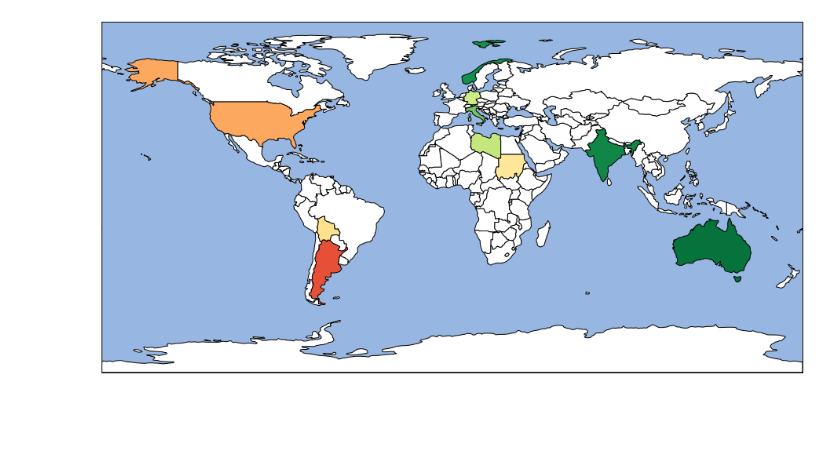
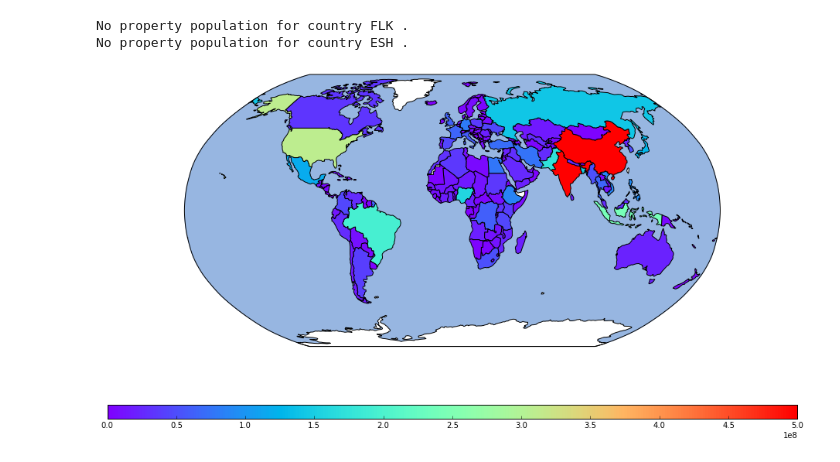
Before and after one commit to julesjulian/climate-migration, a Jupyter notebook: climate-migration.ipynb, the cells around one changed output. Cells and saved outputs as stored; diff of their text form; code cells hidden in the pictures; blank space fills up the shorter version.

Commit message:
pop and temp

```diff
--- a/climate-migration.ipynb
+++ b/climate-migration.ipynb
@@ -34,4 +43,7 @@ def color_country(ax, color, country):
 # %%
 class Country():
-    def __init__(self, name):
-        self.name = name
+    def __init__(self, iso):
+        self.iso = iso
+        self.properties = {}
+    def __str__(self):
+        return self.iso
@@ -50,0 +50,12 @@ for name in ['Germany',
+# %%
+temperature_data = pd.read_excel('/home/julian/Code/hpk-symposium/resources/cckp_historical_data_0.xls',
+                                 sheetname='Country_temperatureCRU')
+iso = temperature_data['ISO_3DIGIT']
+annual_mean_temperature = temperature_data['Annual_temp']
+annual_mean_temperature.index = iso.values
+# %%
+countries = []
+for iso in annual_mean_temperature.index:
+    country = Country(iso)
+    country.properties['temperature'] = annual_mean_temperature[iso]
+    countries.append(country)
@@ -51,4 +85,6 @@ for name in ['Germany',
 # %%
-plot_map(countries)
+plot_map(countries, 'population', max_value=.5e+9)
 # %% [output]
+No property population for country FLK .
+No property population for country ESH .
-[figure, old version]
+[figure, new version]
```
Also changed, not shown: parts of 8 cells of this notebook, 3 other files.
